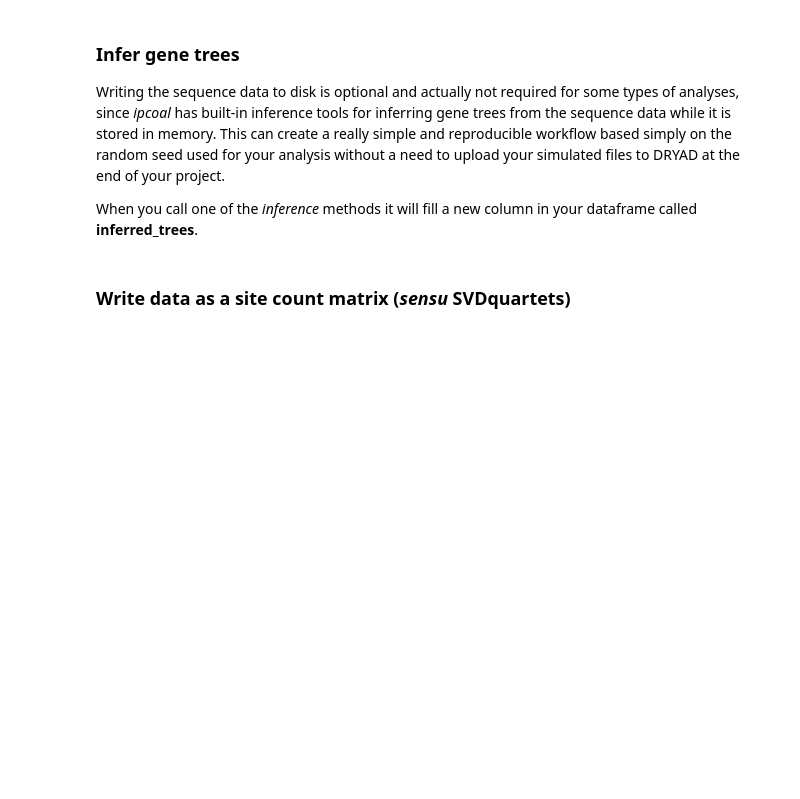
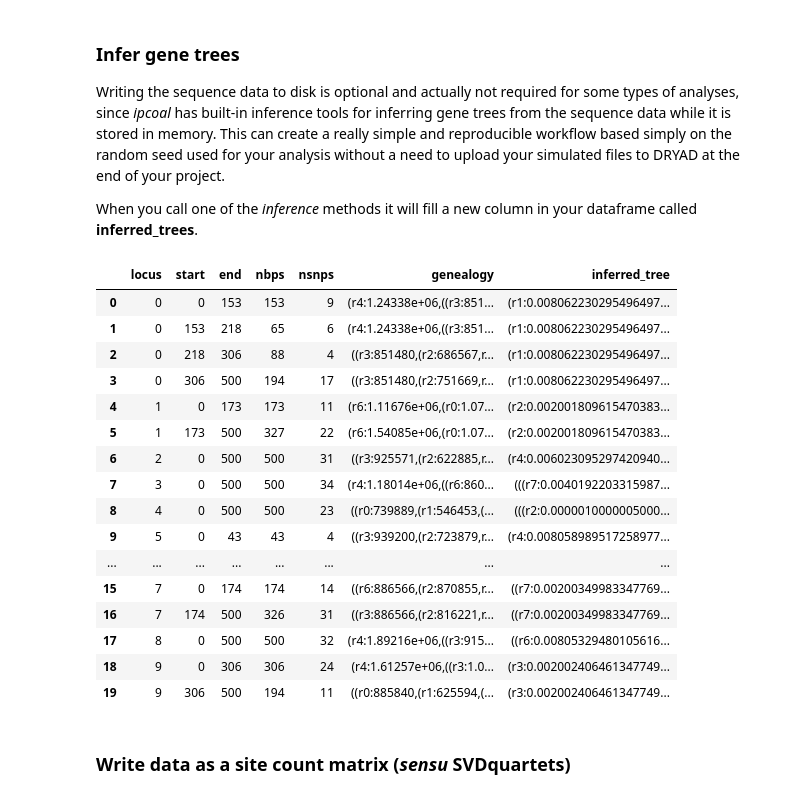
Before and after one commit to pmckenz1/ipcoal, a Jupyter notebook: notebooks/ipcoal-demo.ipynb, the cells around one changed output. Saved outputs shown, nothing was run; the diff lists cells and outputs as text; code cells hidden in the pictures; blank space fills up the shorter version.

```diff
--- a/notebooks/ipcoal-demo.ipynb
+++ b/notebooks/ipcoal-demo.ipynb
@@ -192,0 +187,5 @@ When you call one of the *inference* methods it will fill a new column in your d
+# %%
+# simulate locus data
+tree = toytree.rtree.unittree(8, treeheight=1e6)
+model = ipcoal.Model(tree=tree, Ne=1e5)
+model.sim_loci(10, 500)
@@ -193,2 +194,22 @@ When you call one of the *inference* methods it will fill a new column in your d
+# %%
+model.df
+# %% [output]
+|  | locus | start | end | nbps | nsnps | genealogy | inferred_tree |
+| 0 | 0 | 0 | 153 | 153 | 9 | (r4:1.24338e+06,((r3:851... | (r1:0.008062230295496497... |
+| 1 | 0 | 153 | 218 | 65 | 6 | (r4:1.24338e+06,((r3:851... | (r1:0.008062230295496497... |
+| 2 | 0 | 218 | 306 | 88 | 4 | ((r3:851480,(r2:686567,r... | (r1:0.008062230295496497... |
+| 3 | 0 | 306 | 500 | 194 | 17 | ((r3:851480,(r2:751669,r... | (r1:0.008062230295496497... |
+| 4 | 1 | 0 | 173 | 173 | 11 | (r6:1.11676e+06,(r0:1.07... | (r2:0.002001809615470383... |
+| 5 | 1 | 173 | 500 | 327 | 22 | (r6:1.54085e+06,(r0:1.07... | (r2:0.002001809615470383... |
+| 6 | 2 | 0 | 500 | 500 | 31 | ((r3:925571,(r2:622885,r... | (r4:0.006023095297420940... |
+| 7 | 3 | 0 | 500 | 500 | 34 | (r4:1.18014e+06,((r6:860... | (((r7:0.0040192203315987... |
+| 8 | 4 | 0 | 500 | 500 | 23 | ((r0:739889,(r1:546453,(... | (((r2:0.0000010000005000... |
+| 9 | 5 | 0 | 43 | 43 | 4 | ((r3:939200,(r2:723879,r... | (r4:0.008058989517258977... |
+| ... | ... | ... | ... | ... | ... | ... | ... |
+| 15 | 7 | 0 | 174 | 174 | 14 | ((r6:886566,(r2:870855,r... | ((r7:0.00200349983347769... |
+| 16 | 7 | 174 | 500 | 326 | 31 | ((r3:886566,(r2:816221,r... | ((r7:0.00200349983347769... |
+| 17 | 8 | 0 | 500 | 500 | 32 | (r4:1.89216e+06,((r3:915... | ((r6:0.00805329480105616... |
+| 18 | 9 | 0 | 306 | 306 | 24 | (r4:1.61257e+06,((r3:1.0... | (r3:0.002002406461347749... |
+| 19 | 9 | 306 | 500 | 194 | 11 | ((r0:885840,(r1:625594,(... | (r3:0.002002406461347749... |
 # %%
 # save the dataframe with the inferred trees
```
Also changed, not shown: parts of 16 cells of this notebook, 12 other files.
